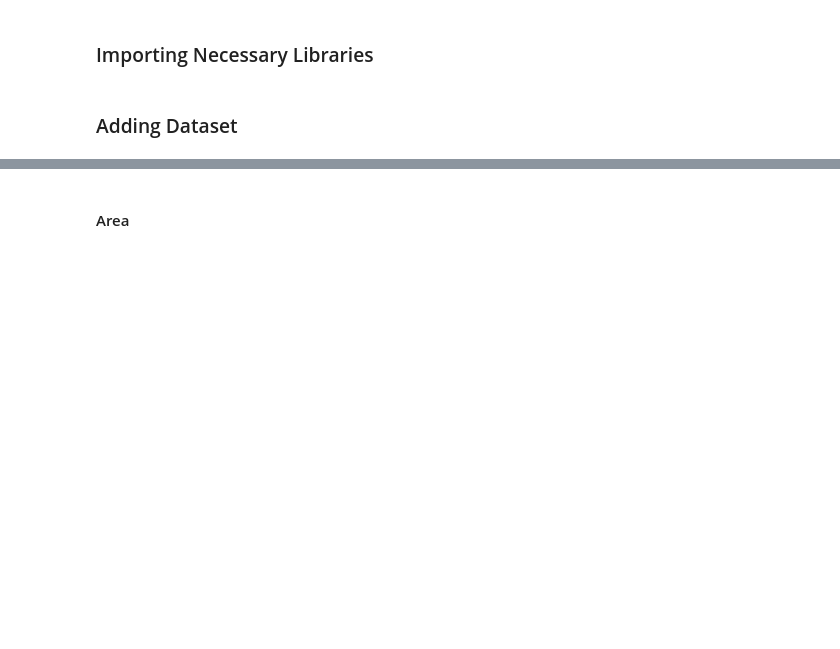
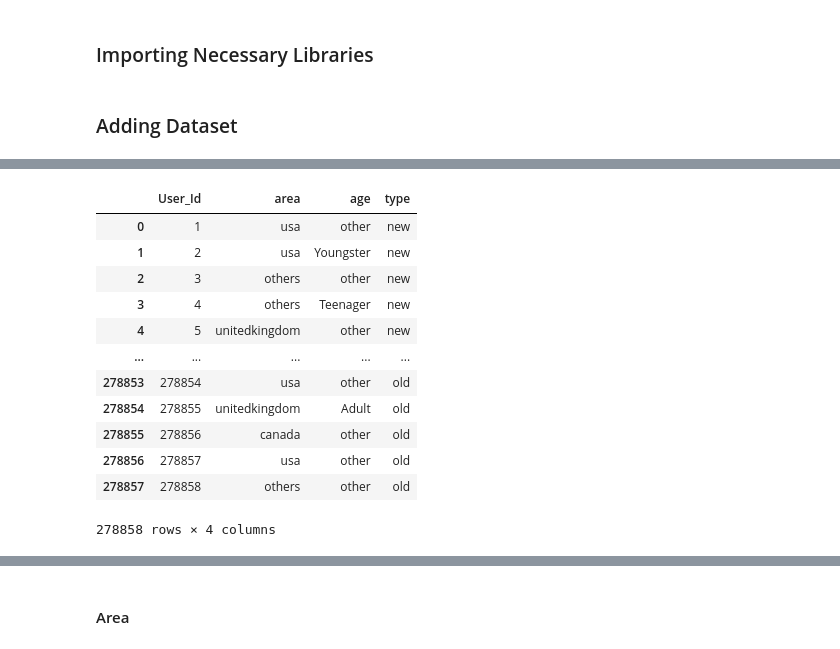
Before and after one commit to kunal-mallick/Book_Recommendation, a Jupyter notebook: Model Building/Model.ipynb, the cells around one changed output, grey strips where cells are left out. Drawn from its saved outputs; the diff is of its cells as text; code cells hidden in the pictures; blank space fills up the shorter version.

```diff
--- a/Model Building/Model.ipynb
+++ b/Model Building/Model.ipynb
@@ -17,0 +40,18 @@ warnings.filterwarnings('ignore')
+# %%
+user = pd.read_csv('https://raw.githubusercontent.com/kunal-mallick/Book_Recommendation/main/Data%20Preprocessing%20%26%20EDA/User.csv')
+
+user
+# %% [output]
+|  | User_Id | area | age | type |
+| 0 | 1 | usa | other | new |
+| 1 | 2 | usa | Youngster | new |
+| 2 | 3 | others | other | new |
+| 3 | 4 | others | Teenager | new |
+| 4 | 5 | unitedkingdom | other | new |
+| ... | ... | ... | ... | ... |
+| 278853 | 278854 | usa | other | old |
+| 278854 | 278855 | unitedkingdom | Adult | old |
+| 278855 | 278856 | canada | other | old |
+| 278856 | 278857 | usa | other | old |
+| 278857 | 278858 | others | other | old |
+278858 rows × 4 columns
```
Also changed, not shown: parts of 25 cells of this notebook, 16 other files.
